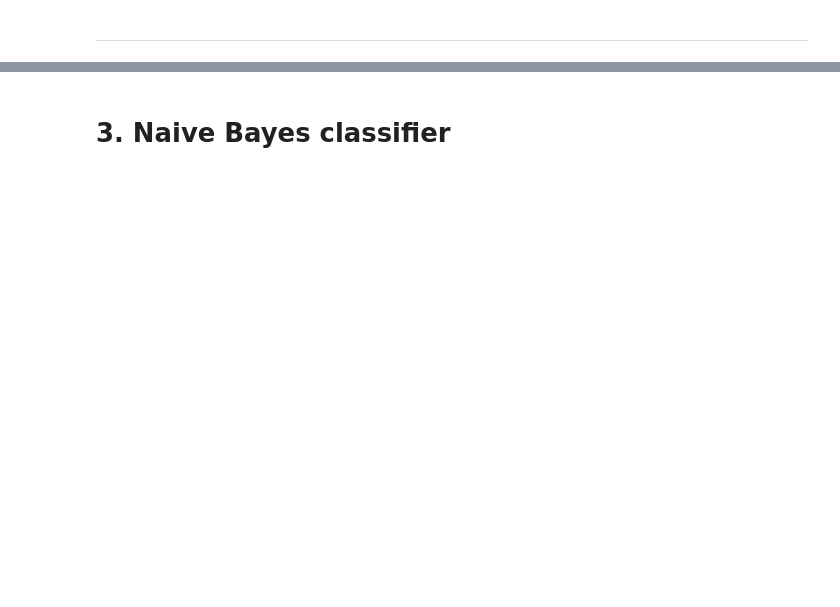
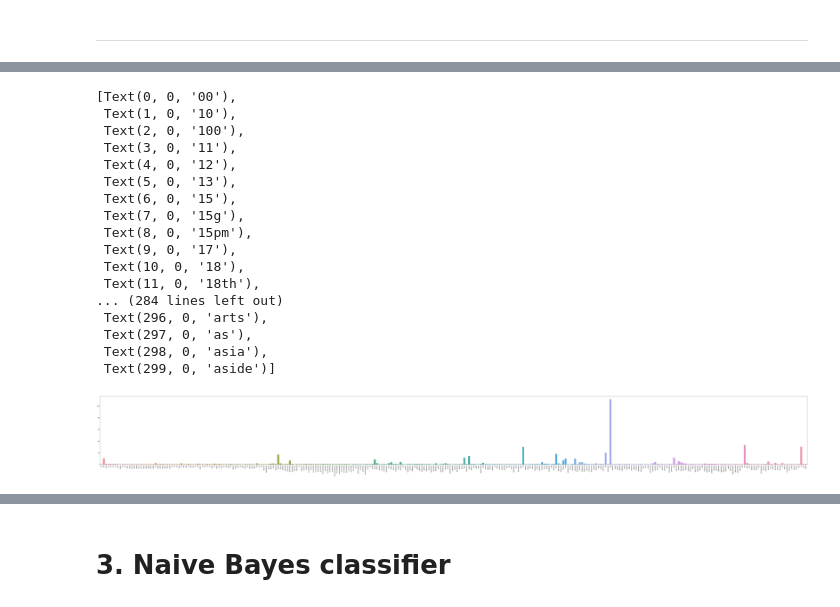
Before and after one commit to JamesLiao714/DM_Lab1, a Jupyter notebook: DM2021-New_Dataset.ipynb, the cells around one changed output, grey strips where cells are left out. Cells and saved outputs as stored; diff of their text form; code cells hidden in the pictures; blank space fills up the shorter version.

```diff
--- a/DM2021-New_Dataset.ipynb
+++ b/DM2021-New_Dataset.ipynb
@@ -397,0 +440,23 @@ X[0:9]
+# %%
+plt.subplots(figsize=(100, 10))
+g = sns.barplot(x = tfidf_vectorizer.get_feature_names()[:300], y = tfidf[:300])
+g.set_xticklabels(tfidf_vectorizer.get_feature_names()[:300], rotation = 90)
+# %% [output]
+[Text(0, 0, '00'),
+ Text(1, 0, '10'),
+ Text(2, 0, '100'),
+ Text(3, 0, '11'),
+ Text(4, 0, '12'),
+ Text(5, 0, '13'),
+ Text(6, 0, '15'),
+ Text(7, 0, '15g'),
+ Text(8, 0, '15pm'),
+ Text(9, 0, '17'),
+ Text(10, 0, '18'),
+ Text(11, 0, '18th'),
+... (284 lines left out)
+ Text(296, 0, 'arts'),
+ Text(297, 0, 'as'),
+ Text(298, 0, 'asia'),
+ Text(299, 0, 'aside')]
+[figure, added]
```
Also changed, not shown: parts of 29 cells of this notebook, 1 other file.
